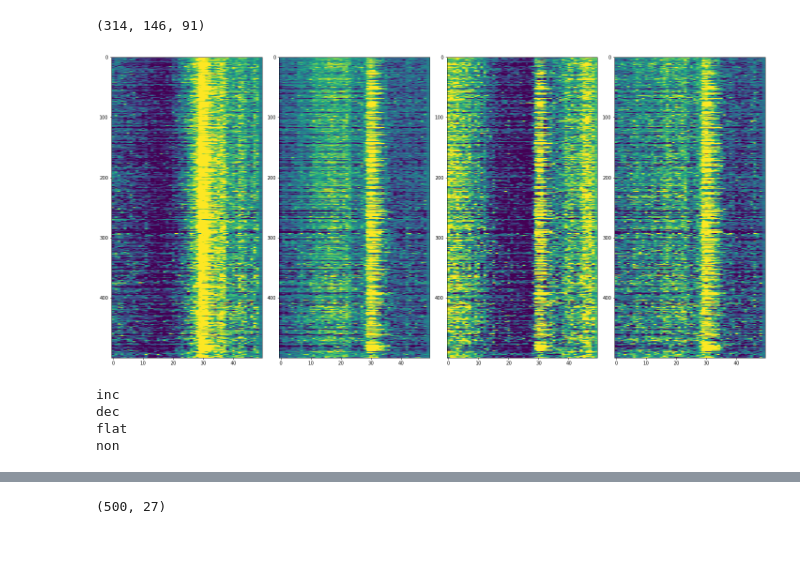
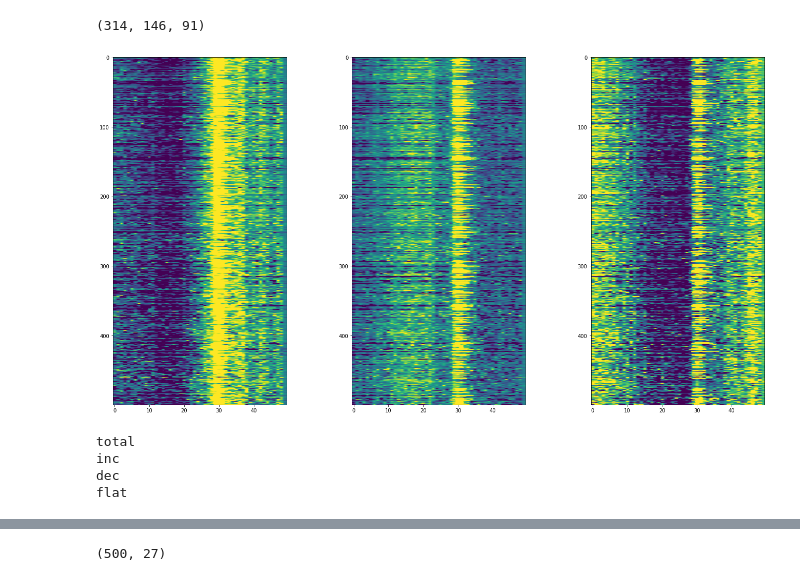
Before and after one commit to ClandininLab/brainsss, a Jupyter notebook: notebooks/20260309_top_superclust.ipynb, the cells around one changed output, grey strips where cells are left out. Saved outputs shown, nothing was run; the diff lists cells and outputs as text; code cells hidden in the pictures; blank space fills up the shorter version.

```diff
--- a/notebooks/20260309_top_superclust.ipynb
+++ b/notebooks/20260309_top_superclust.ipynb
@@ -68,7 +68,7 @@ n_clusters=500
 # Suppress RuntimeWarning
 warnings.filterwarnings('ignore', category=RuntimeWarning)
 # %%
-file_path=os.path.join(cluster_dir, 'model_set_total.pkl')
+file_path=os.path.join(cluster_dir, 'model_set_new.pkl')
 # with open(file_path, 'wb') as file:
 #         pickle.dump(model_set, file)
 with open(file_path, 'rb') as file:
@@ -188,7 +196,7 @@ roi_contours = brainsss.make_single_roi_contours(roi_masks, roi_atlas)
 # %% [markdown]
 ## Load supervox
 # %%
-event1='new_10flies_5sec'
+event1='fixed_10flies_final'
 # event2='best'
 n_clusters=500
 label_files=[]
@@ -262,31 +270,31 @@ behaviors=list(five_sec.keys())
 # %%
 # ax_ap=0.1
 # superclust_dict=best
 # fig,axs=plt.subplots(1,3,figsize=(10,10))
 # axs[0].imshow(superclust_dict['inc'], vmax=0.01,vmin=-0.01)
 # axs[0].set_aspect(ax_ap)
 # axs[1].imshow(superclust_dict['dec'],  vmax=0.01,vmin=-0.01)
 # axs[1].set_aspect(ax_ap)
 # axs[2].imshow(superclust_dict['flat'],  vmax=0.01,vmin=-0.01)
 # axs[2].set_aspect(ax_ap)
 # plt.tight_layout()
 
 ax_ap=0.2
 start=15
 end=40
 superclust_dict=five_sec
-fig,axs=plt.subplots(1,4,figsize=(20,10))
+fig,axs=plt.subplots(1,3,figsize=(20,10))
 axs[0].imshow(superclust_dict['inc'], vmax=0.01,vmin=-0.01)
 axs[0].set_aspect(ax_ap)
 axs[1].imshow(superclust_dict['dec'],  vmax=0.01,vmin=-0.01)
 axs[1].set_aspect(ax_ap)
 axs[2].imshow(superclust_dict['flat'],  vmax=0.01,vmin=-0.01)
 axs[2].set_aspect(ax_ap)
-axs[3].imshow(superclust_dict['non'],  vmax=0.01,vmin=-0.01)
-axs[3].set_aspect(ax_ap)
+# axs[3].imshow(superclust_dict['non'],  vmax=0.01,vmin=-0.01)
+# axs[3].set_aspect(ax_ap)
 plt.tight_layout()
 # %% [output]
-[figure, old version]
+[figure, new version]
 # %%
 superclust_dict_z={}
 for behavior in five_sec:
@@ -294,10 +302,10 @@ for behavior in five_sec:
     signals_total_z=scipy.stats.zscore(five_sec[behavior][:,14:41],axis=1)
     superclust_dict_z[behavior]=signals_total_z
 # %% [output]
+total
 inc
 dec
 flat
-non
 # %%
 ids[:5]
 # %% [output]
```
Also changed, not shown: parts of 17 cells of this notebook, 13 other files.
